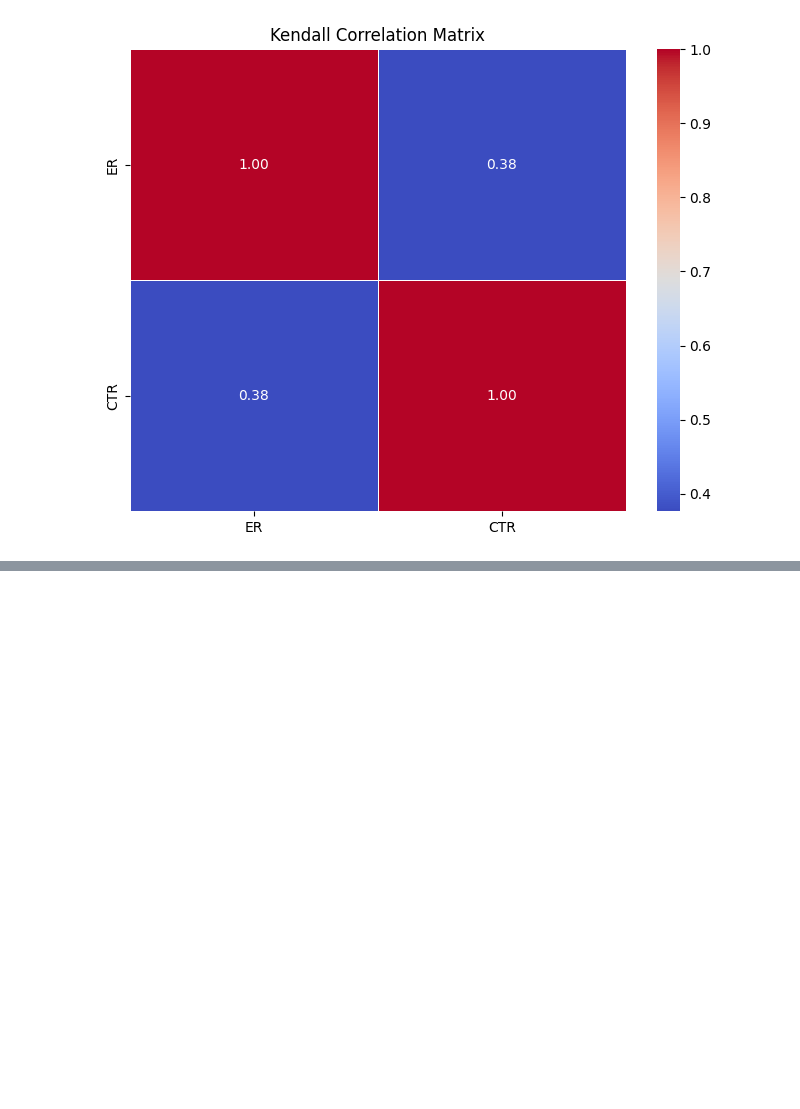
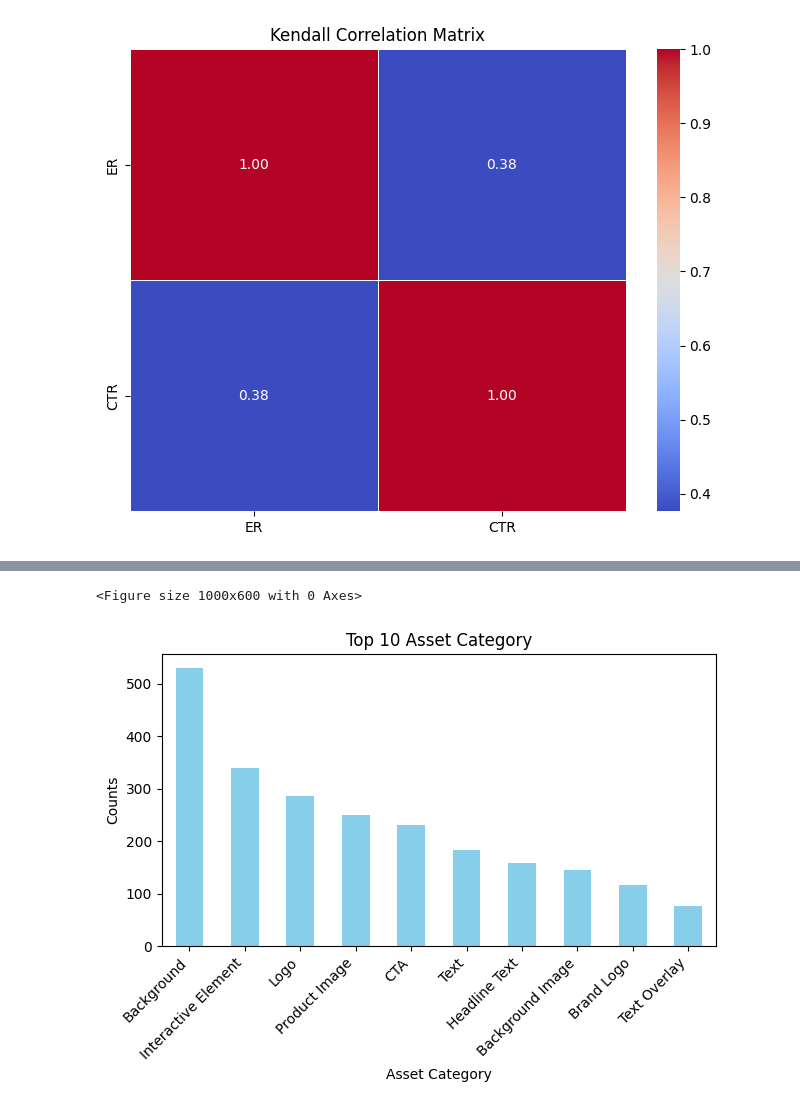
Before and after one commit to GetachewAbebe/Story_Board_Synthesis_for_Digital_Advertizing, a Jupyter notebook: notebooks/EDA.ipynb, the cells around one changed output, grey strips where cells are left out. Saved outputs shown, nothing was run; the diff lists cells and outputs as text; code cells hidden in the pictures; blank space fills up the shorter version.

```diff
--- a/notebooks/EDA.ipynb
+++ b/notebooks/EDA.ipynb
@@ -141,3 +142,5 @@ plt.title('Kendall Correlation Matrix')
 plt.show()
 # %% [output]
 [figure]
+# %%
+df1 = pd.read_json('../data/concepts.json')
@@ -143,0 +199,11 @@ plt.show()
+# %%
+asset_categories = defaultdict(int)
+for suggestion in df1['asset_suggestions']:
+    for frames in suggestion:
+        for frame in frames:
+            if type(frames[frame]) == dict:
+                for index in frames[frame].keys():
+                    asset_categories[index] += 1
+# %%
+asset_categories = sorted(asset_categories.items(), reverse=True, key=lambda x:x[1])
+asset_categories
@@ -143,0 +257,17 @@ plt.show()
+# %%
+plt.figure(figsize=(10,6))
+top_10_asset_categories = asset_categories[:10]
+data = pd.DataFrame(top_10_asset_categories, columns=['Asset Category', 'Counts'])
+# Plot the data
+data.plot(kind='bar', x='Asset Category', y='Counts', legend=False, color='skyblue')
+# Add title and labels
+plt.title('Top 10 Asset Category')
+plt.xlabel('Asset Category')
+plt.ylabel('Counts')
+plt.xticks(rotation=45, ha='right')
+# Show plot
+plt.tight_layout()
+plt.show()
+# %% [output]
+<Figure size 1000x600 with 0 Axes>
+[figure, added]
```
Also changed, not shown: parts of 13 cells of this notebook.
